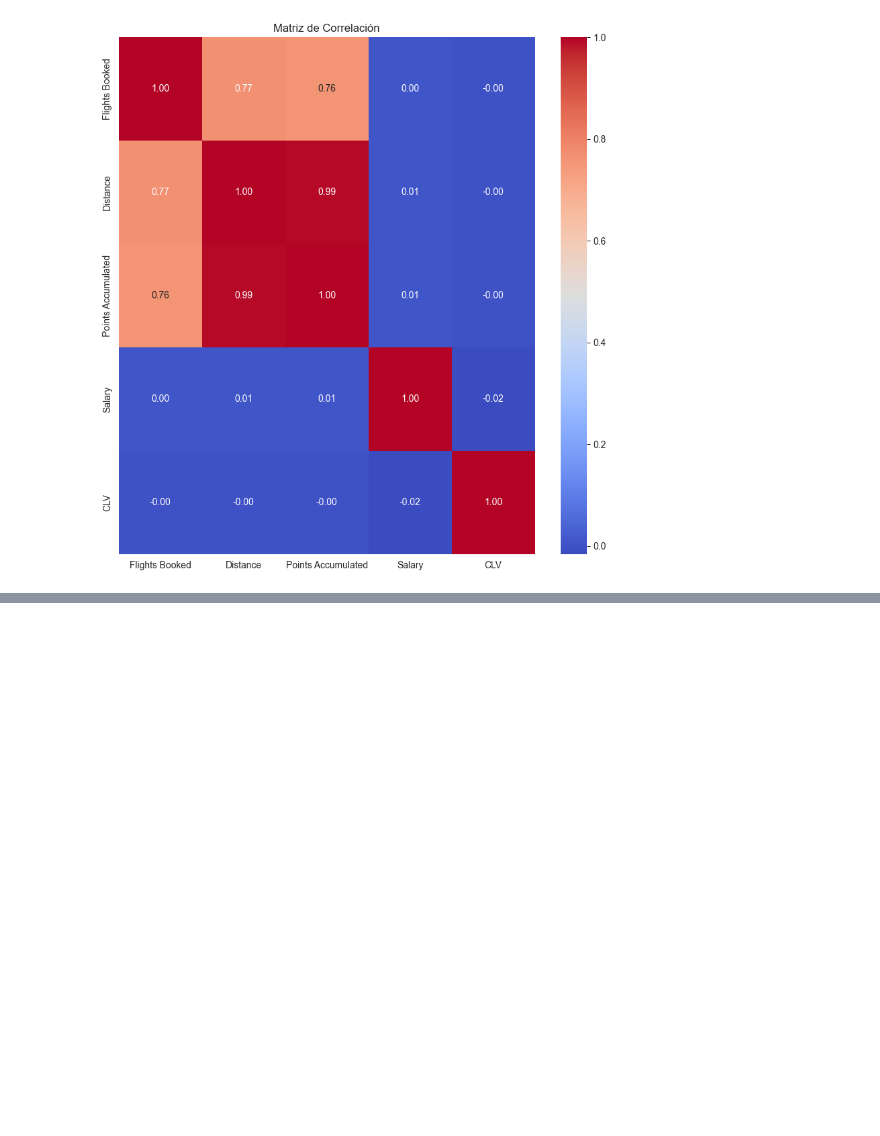
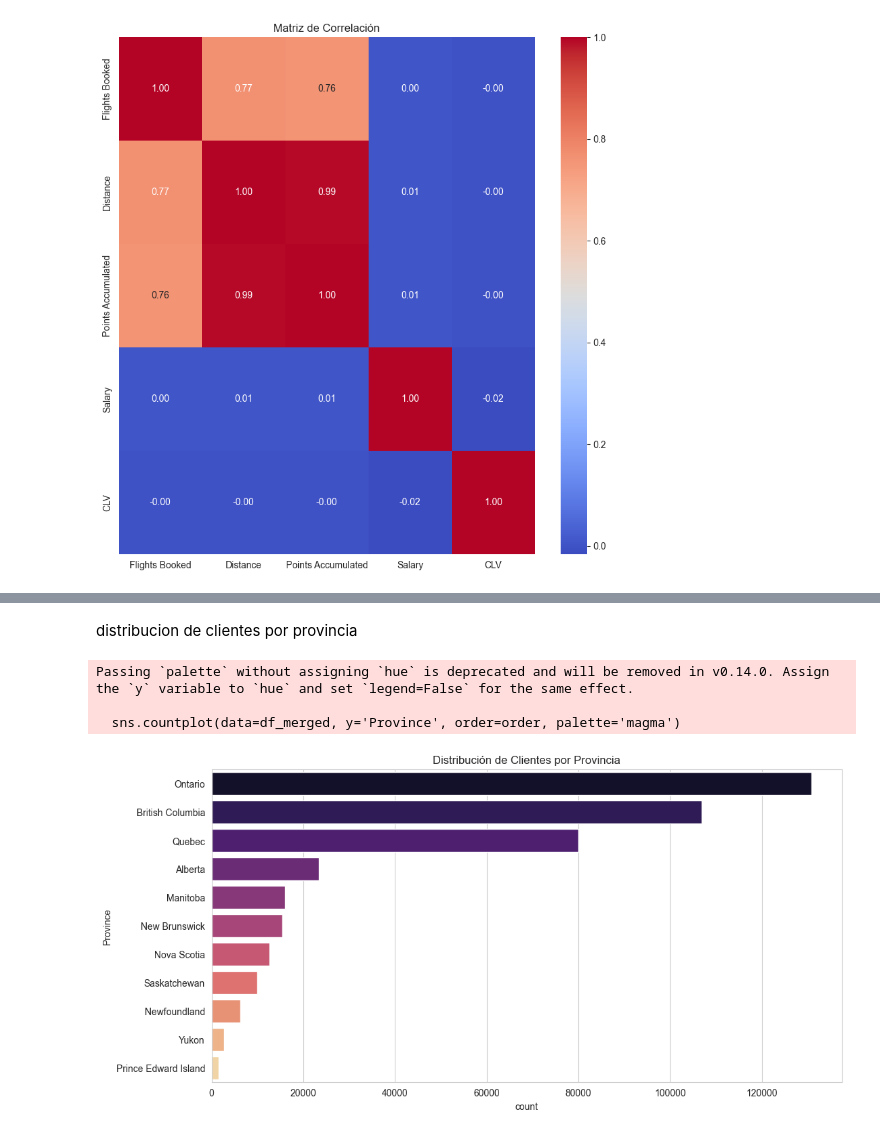
Before and after one commit to Adalab/bda-modulo-3-evaluacion-final-TamDb22, a Jupyter notebook: evaluacion3_Tamara.ipynb, the cells around one changed output, grey strips where cells are left out. Cells and saved outputs as stored; diff of their text form; code cells hidden in the pictures; blank space fills up the shorter version.

```diff
--- a/evaluacion3_Tamara.ipynb
+++ b/evaluacion3_Tamara.ipynb
@@ -116,0 +141,13 @@ plt.show()
+# %% [markdown]
+distribucion de clientes por provincia
+# %%
+plt.figure(figsize=(12, 6))
+order = df_merged['Province'].value_counts().index
+sns.countplot(data=df_merged, y='Province', order=order, palette='magma')
+plt.title('Distribución de Clientes por Provincia')
+plt.show()
+# %% [output]
+Passing `palette` without assigning `hue` is deprecated and will be removed in v0.14.0. Assign the `y` variable to `hue` and set `legend=False` for the same effect.
+
+  sns.countplot(data=df_merged, y='Province', order=order, palette='magma')
+[figure, added]
```
Also changed, not shown: parts of 14 cells of this notebook.
